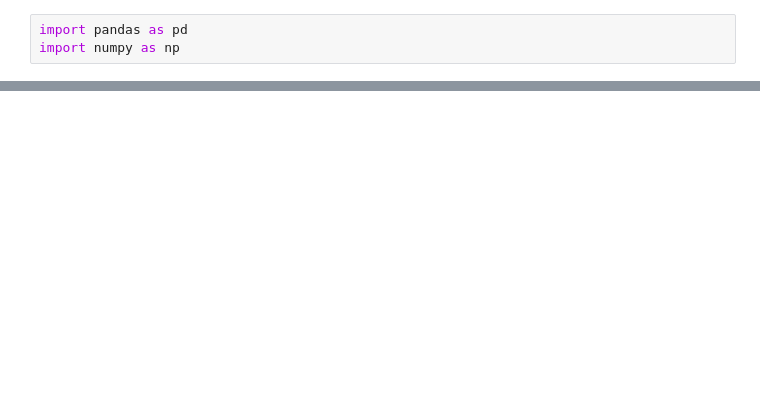
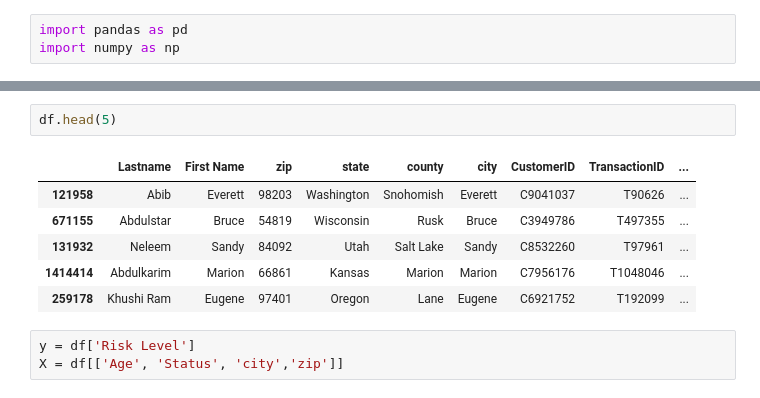
Before and after one commit to jdhova/Customer_risk_model, a Jupyter notebook: Customer_Trans.ipynb.ipynb, the cells around one changed output, grey strips where cells are left out. Saved outputs shown, nothing was run; the diff lists cells and outputs as text; blank space fills up the shorter version.

```diff
--- a/Customer_Trans.ipynb.ipynb
+++ b/Customer_Trans.ipynb.ipynb
@@ -13,0 +51,12 @@ customer_data2.head()
+# %%
+df.head(5)
+# %% [output]
+|  | Lastname | First Name | zip | state | county | city | CustomerID | TransactionID | ... |
+| 121958 | Abib | Everett | 98203 | Washington | Snohomish | Everett | C9041037 | T90626 | ... |
+| 671155 | Abdulstar | Bruce | 54819 | Wisconsin | Rusk | Bruce | C3949786 | T497355 | ... |
+| 131932 | Neleem | Sandy | 84092 | Utah | Salt Lake | Sandy | C8532260 | T97961 | ... |
+| 1414414 | Abdulkarim | Marion | 66861 | Kansas | Marion | Marion | C7956176 | T1048046 | ... |
+| 259178 | Khushi Ram | Eugene | 97401 | Oregon | Lane | Eugene | C6921752 | T192099 | ... |
+# %%
+y = df['Risk Level']
+X = df[['Age', 'Status', 'city','zip']]
```
Also changed, not shown: parts of 26 cells of this notebook, 3 other files.
